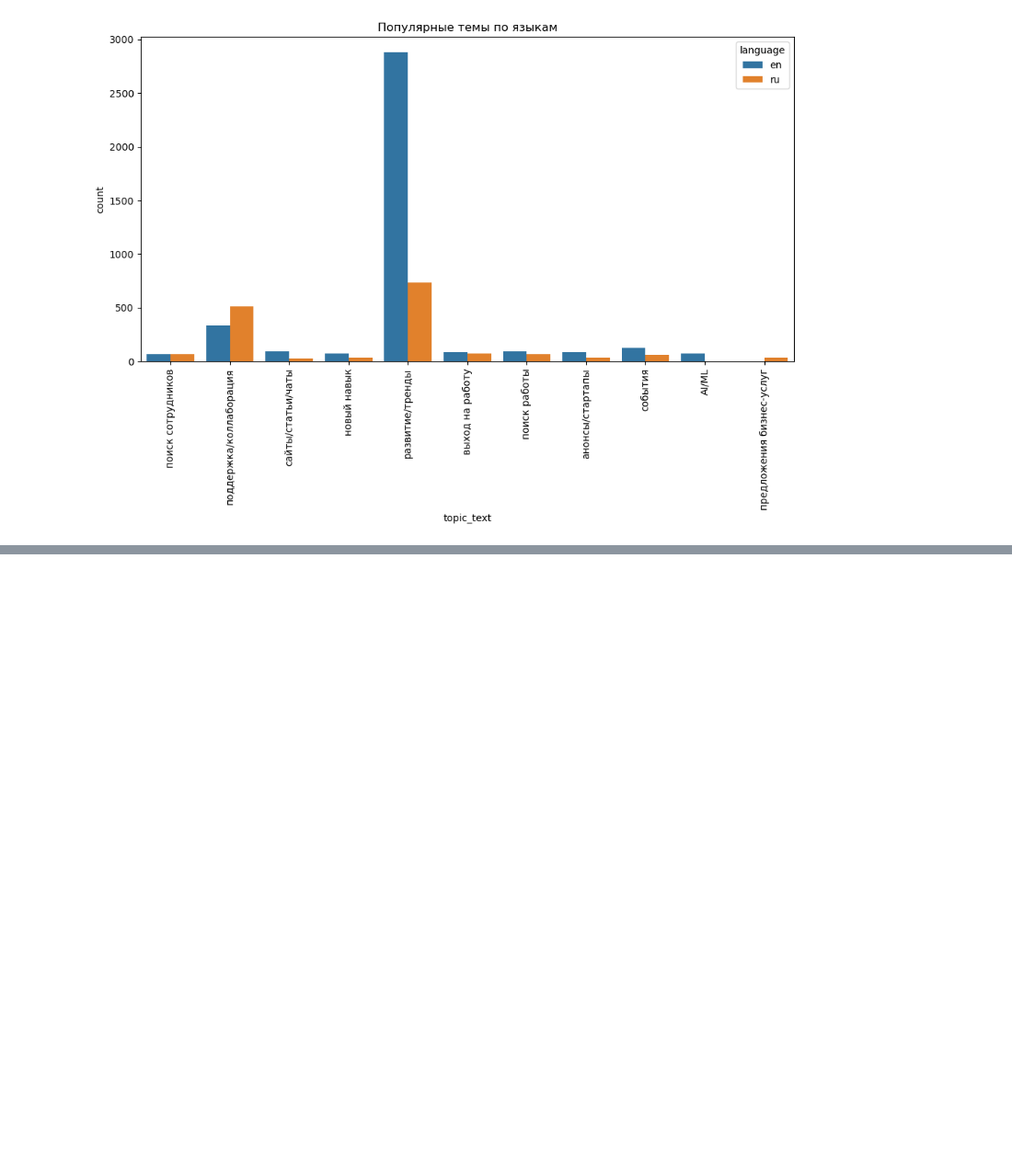
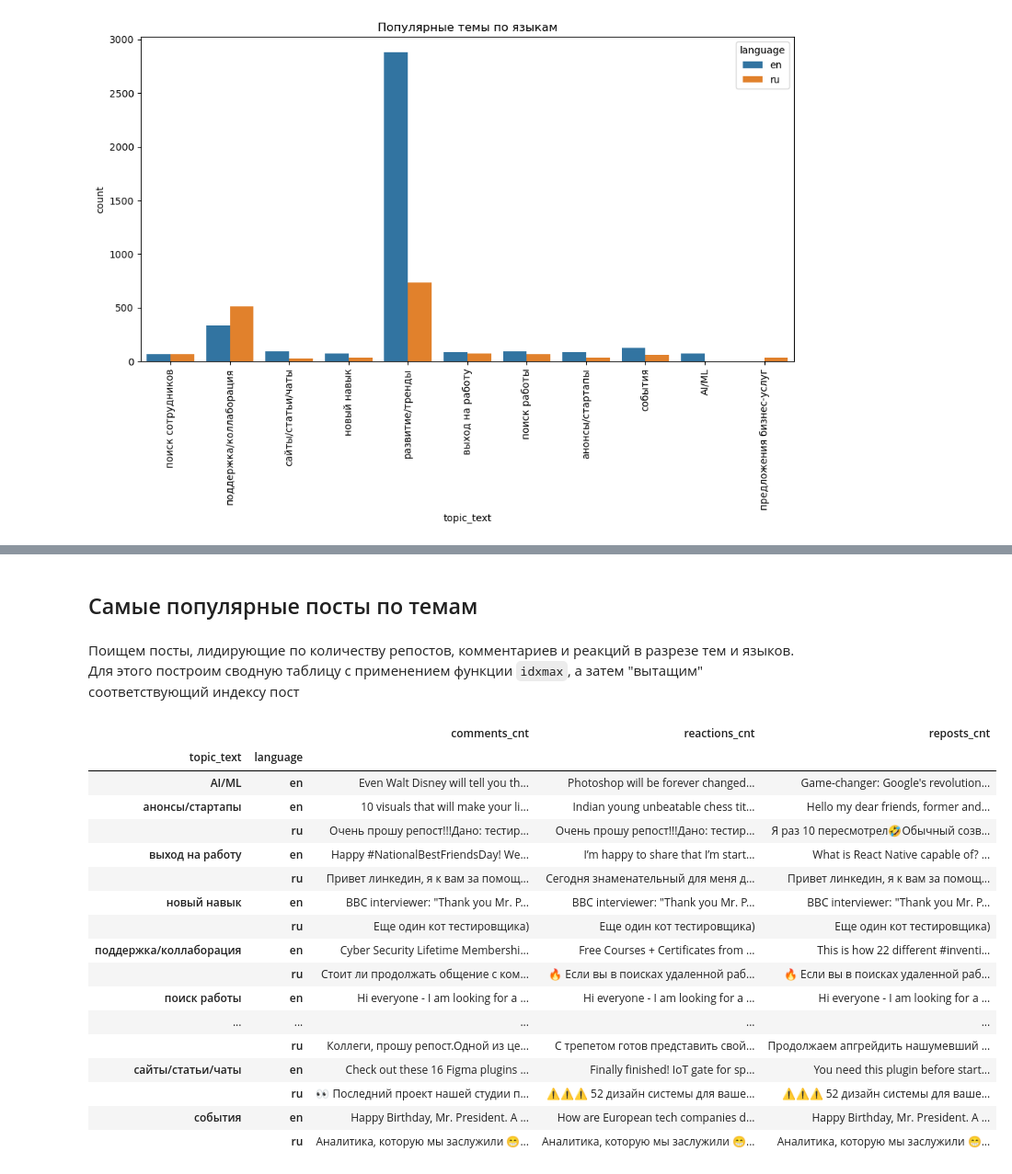
Before and after one commit to valov-vo/mentoring, a Jupyter notebook: notebooks/team_8_topic_modeling.ipynb, the cells around one changed output, grey strips where cells are left out. Shown at 92% size. Saved outputs shown, nothing was run; the diff lists cells and outputs as text; code cells hidden in the pictures; blank space fills up the shorter version.

```diff
--- a/notebooks/team_8_topic_modeling.ipynb
+++ b/notebooks/team_8_topic_modeling.ipynb
@@ -689,7 +695,7 @@ df_top10_en.sample(5)
 # %% [markdown]
 Готово. Сформируем общий датасет по двум языкам и решим вопрос со столбцом `comments_cnt`, в котором присутствуют разнородные данные. Придётся заменить запятые и пробелы на точки, чтобы в итоге привести столбец к типу `float`
 # %%
-df_top10 = pd.concat([df_top10_en, df_top10_ru])
+df_top10 = pd.concat([df_top10_en, df_top10_ru]).reset_index(drop=True)
 # %%
 def reactions_type(x):
     x = str(x)
@@ -765,0 +782,33 @@ plt.show()
+# %% [markdown]
+## Самые популярные посты по темам
+# %% [markdown]
+Поищем посты, лидирующие по количеству репостов, комментариев и реакций в разрезе тем и языков. Для этого построим сводную таблицу с применением функции `idxmax`, а затем "вытащим" соответствующий индексу пост
+# %%
+def get_post(idx):
+    return df_top10.loc[idx]['post']
+
+popular_posts = pd.pivot_table(df_top10, index=['topic_text', 'language'], values=['reactions_cnt', 'comments_cnt', 'reposts_cnt'], aggfunc='idxmax')
+popular_posts['comments_cnt'] = popular_posts['comments_cnt'].apply(get_post)
+popular_posts['reactions_cnt'] = popular_posts['reactions_cnt'].apply(get_post)
+popular_posts['reposts_cnt'] = popular_posts['reposts_cnt'].apply(get_post)
+
+popular_posts
+# %% [output]
+|  |  | comments_cnt | reactions_cnt | reposts_cnt |
+| topic_text | language |  |  |  |
+| AI/ML | en | Even Walt Disney will tell you th... | Photoshop will be forever changed... | Game-changer: Google's revolution... |
+| анонсы/стартапы | en | 10 visuals that will make your li... | Indian young unbeatable chess tit... | Hello my dear friends, former and... |
+|  | ru | Очень прошу репост!!!Дано: тестир... | Очень прошу репост!!!Дано: тестир... | Я раз 10 пересмотрел🤣Обычный созв... |
+| выход на работу | en | Happy #NationalBestFriendsDay! We... | I’m happy to share that I’m start... | What is React Native capable of? ... |
+|  | ru | Привет линкедин, я к вам за помощ... | Сегодня знаменательный для меня д... | Привет линкедин, я к вам за помощ... |
+| новый навык | en | BBC interviewer: "Thank you Mr. P... | BBC interviewer: "Thank you Mr. P... | BBC interviewer: "Thank you Mr. P... |
+|  | ru | Еще один кот тестировщика) | Еще один кот тестировщика) | Еще один кот тестировщика) |
+| поддержка/коллаборация | en | Cyber Security Lifetime Membershi... | Free Courses + Certificates from ... | This is how 22 different #inventi... |
+|  | ru | Стоит ли продолжать общение с ком... | 🔥 Если вы в поисках удаленной раб... | 🔥 Если вы в поисках удаленной раб... |
+| поиск работы | en | Hi everyone - I am looking for a ... | Hi everyone - I am looking for a ... | Hi everyone - I am looking for a ... |
+| ... | ... | ... | ... | ... |
+|  | ru | Коллеги, прошу репост.Одной из це... | С трепетом готов представить свой... | Продолжаем апгрейдить нашумевший ... |
+| сайты/статьи/чаты | en | Check out these 16 Figma plugins ... | Finally finished! IoT gate for sp... | You need this plugin before start... |
+|  | ru | 👀 Последний проект нашей студии п... | ⚠️⚠️⚠️ 52 дизайн системы для ваше... | ⚠️⚠️⚠️ 52 дизайн системы для ваше... |
+| события | en | Happy Birthday, Mr. President. A ... | How are European tech companies d... | Happy Birthday, Mr. President. A ... |
+|  | ru | Аналитика, которую мы заслужили 😁... | Аналитика, которую мы заслужили 😁... | Аналитика, которую мы заслужили 😁... |
```
Also changed, not shown: parts of 41 cells of this notebook, 10 other files.
